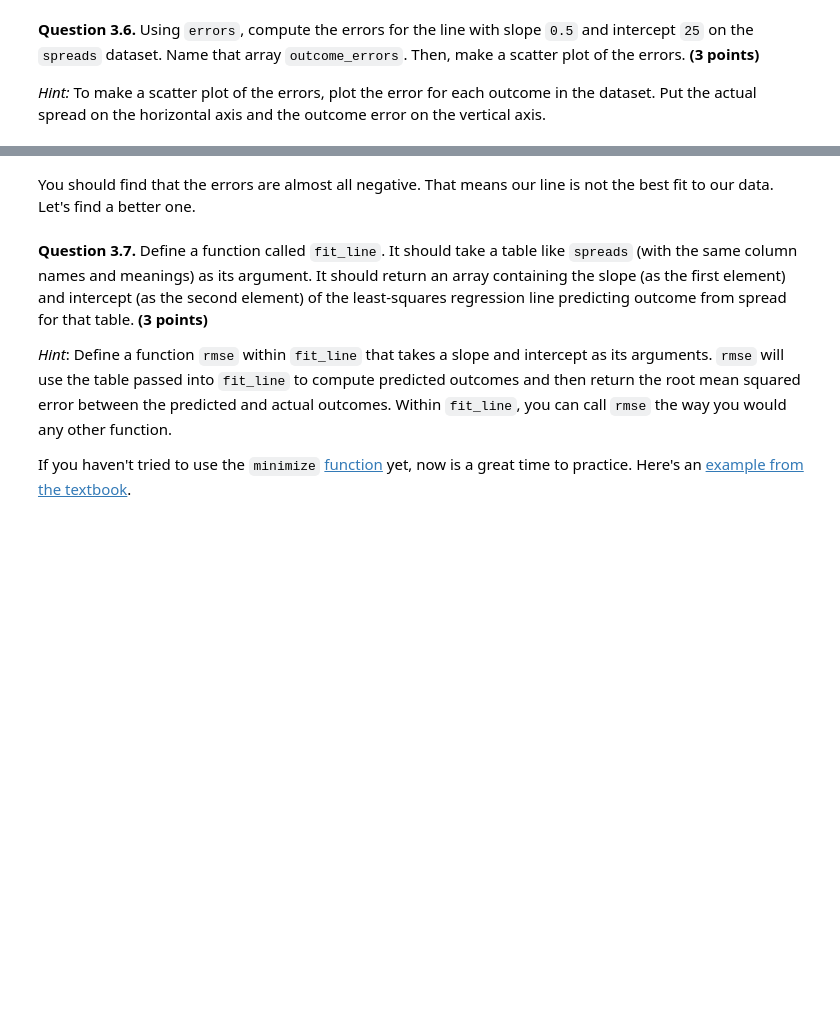
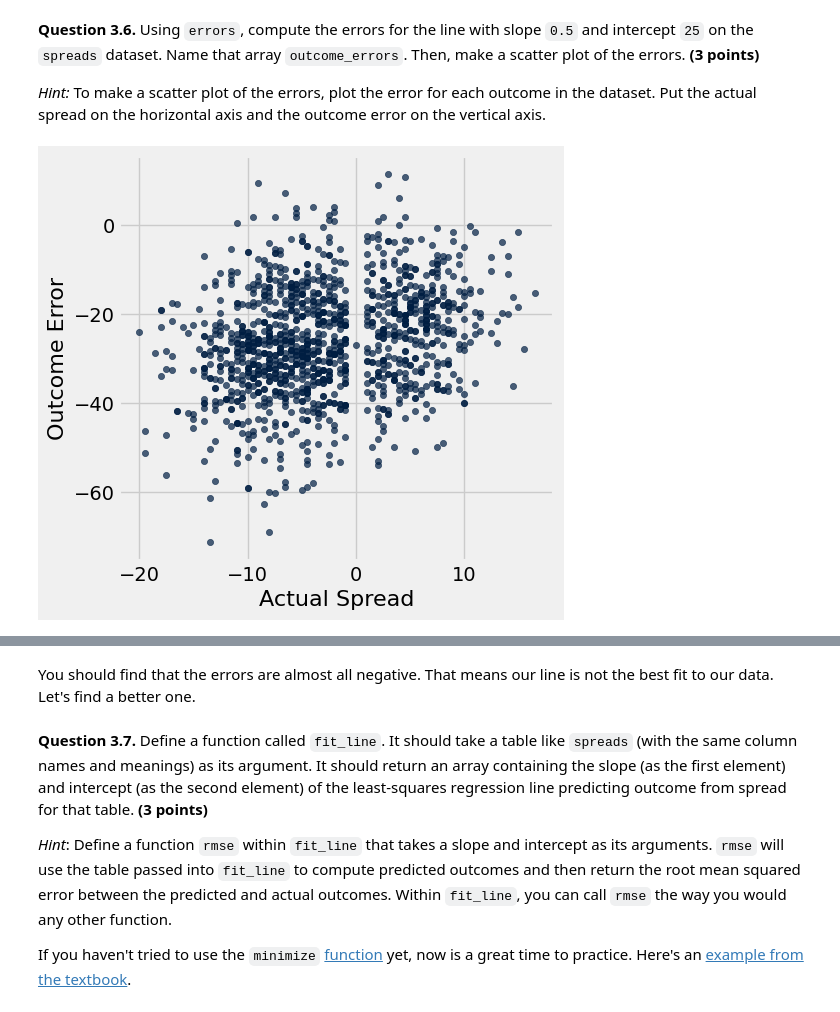
Before and after one commit to sondank1010/materials-sp22, a Jupyter notebook: hw/hw10/hw10.ipynb, the cells around one changed output, grey strips where cells are left out. Cells and saved outputs as stored; diff of their text form; code cells hidden in the pictures; blank space fills up the shorter version.

```diff
--- a/hw/hw10/hw10.ipynb
+++ b/hw/hw10/hw10.ipynb
@@ -348,6 +442,12 @@ It should **return an array of the errors** made when a line with that slope and
 *Note*: Make sure you are returning an array of the errors, and not the RMSE.
 # %%
 def errors(tbl, slope, intercept):
-    ...
+    observed_outcome = tbl.column('Outcome') # array
+    observed_spread = tbl.column('Spread'); # array
+    predicted_outcome = make_array()
+    predicted_outcome = slope * observed_spread + intercept
+    error = make_array()
+    error = observed_outcome - predicted_outcome
+    return error
 # %%
 grader.check("q3_5")
@@ -356,7 +458,13 @@ grader.check("q3_5")
 
 *Hint:* To make a scatter plot of the errors, plot the error for each outcome in the dataset.  Put the actual spread on the horizontal axis and the outcome error on the vertical axis.
 # %%
-outcome_errors = ...
-...
+outcome_errors = errors(spreads, 0.5, 25)
+plotTable  = Table().with_columns(
+    'Outcome Error', outcome_errors,
+    'Actual Spread', spreads.column('Spread')
+)
+plotTable.scatter('Actual Spread', 'Outcome Error')
+# %% [output]
+[figure, added]
 # %%
 grader.check("q3_6")
```
Also changed, not shown: parts of 31 cells of this notebook, 9 other files.
